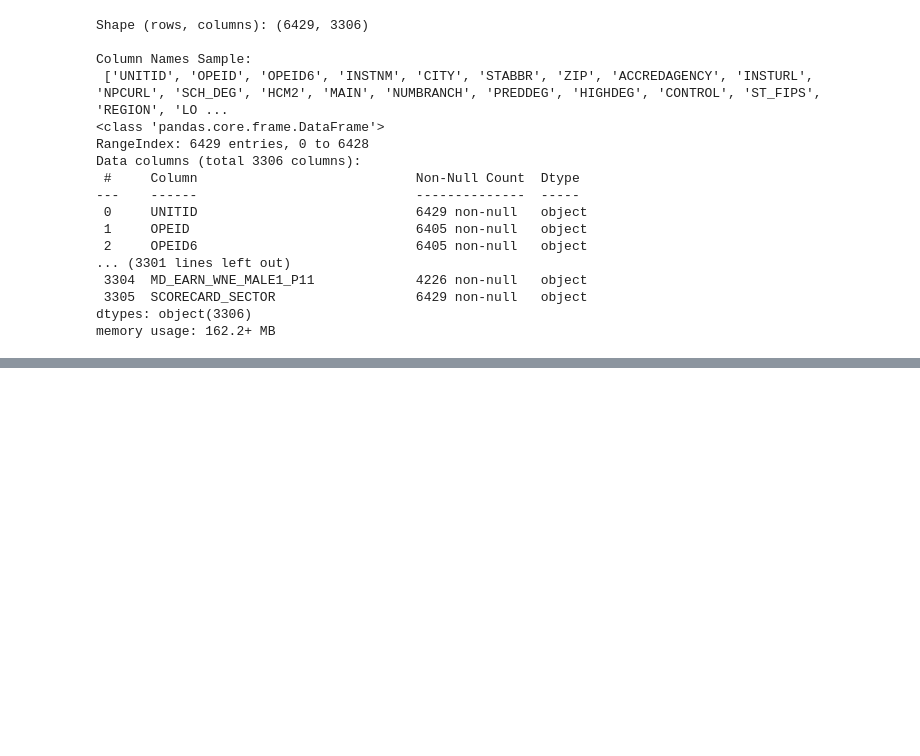
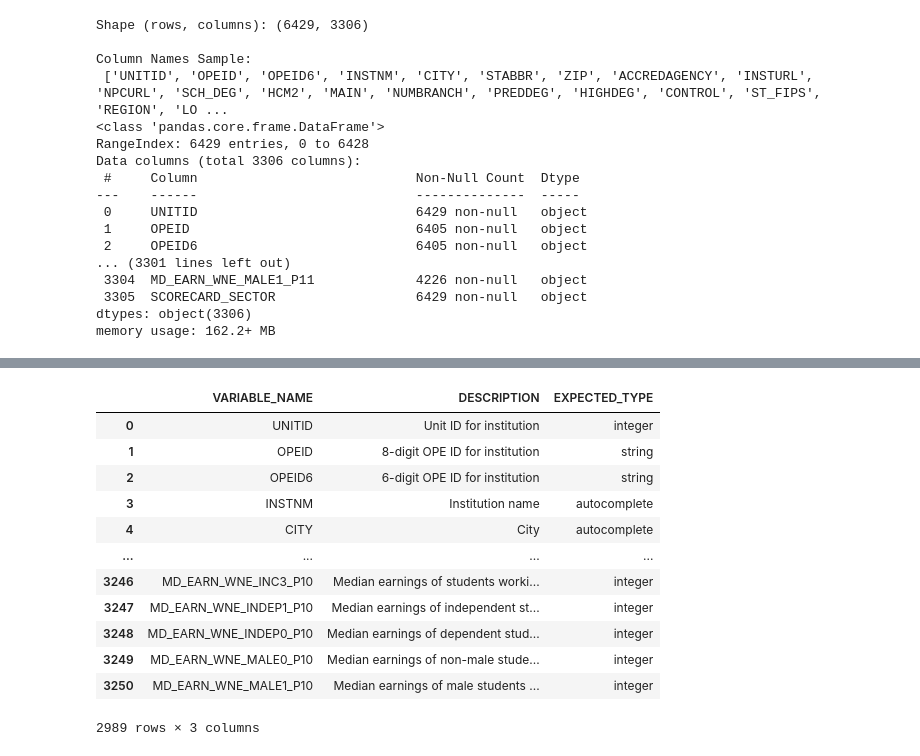
Before and after one commit to Mamasmess333/Admit_Predict, a Jupyter notebook: College_Scorecard_Most_Recent_Institutional_Data/Notebooks/01_EDA.ipynb, the cells around one changed output, grey strips where cells are left out. Drawn from its saved outputs; the diff is of its cells as text; code cells hidden in the pictures; blank space fills up the shorter version.

```diff
--- a/College_Scorecard_Most_Recent_Institutional_Data/Notebooks/01_EDA.ipynb
+++ b/College_Scorecard_Most_Recent_Institutional_Data/Notebooks/01_EDA.ipynb
@@ -30,0 +64,23 @@ memory usage: 162.2+ MB
+# %%
+# Keep only relevant columns for clarity
+dictionary_clean = dictionary[['VARIABLE NAME', 'NAME OF DATA ELEMENT', 'API data type']].dropna(subset=['VARIABLE NAME'])
+
+# Rename for clarity
+dictionary_clean.columns = ['VARIABLE_NAME', 'DESCRIPTION', 'EXPECTED_TYPE']
+
+# Preview
+dictionary_clean.head(3251)
+# %% [output]
+|  | VARIABLE_NAME | DESCRIPTION | EXPECTED_TYPE |
+| 0 | UNITID | Unit ID for institution | integer |
+| 1 | OPEID | 8-digit OPE ID for institution | string |
+| 2 | OPEID6 | 6-digit OPE ID for institution | string |
+| 3 | INSTNM | Institution name | autocomplete |
+| 4 | CITY | City | autocomplete |
+| ... | ... | ... | ... |
+| 3246 | MD_EARN_WNE_INC3_P10 | Median earnings of students worki... | integer |
+| 3247 | MD_EARN_WNE_INDEP1_P10 | Median earnings of independent st... | integer |
+| 3248 | MD_EARN_WNE_INDEP0_P10 | Median earnings of dependent stud... | integer |
+| 3249 | MD_EARN_WNE_MALE0_P10 | Median earnings of non-male stude... | integer |
+| 3250 | MD_EARN_WNE_MALE1_P10 | Median earnings of male students ... | integer |
+2989 rows × 3 columns
```
Also changed, not shown: parts of 6 cells of this notebook.
